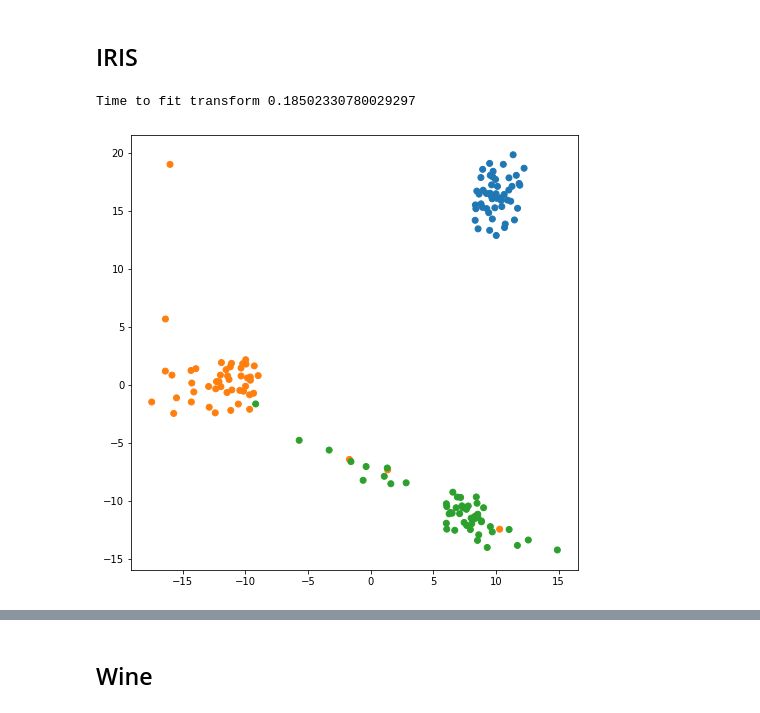
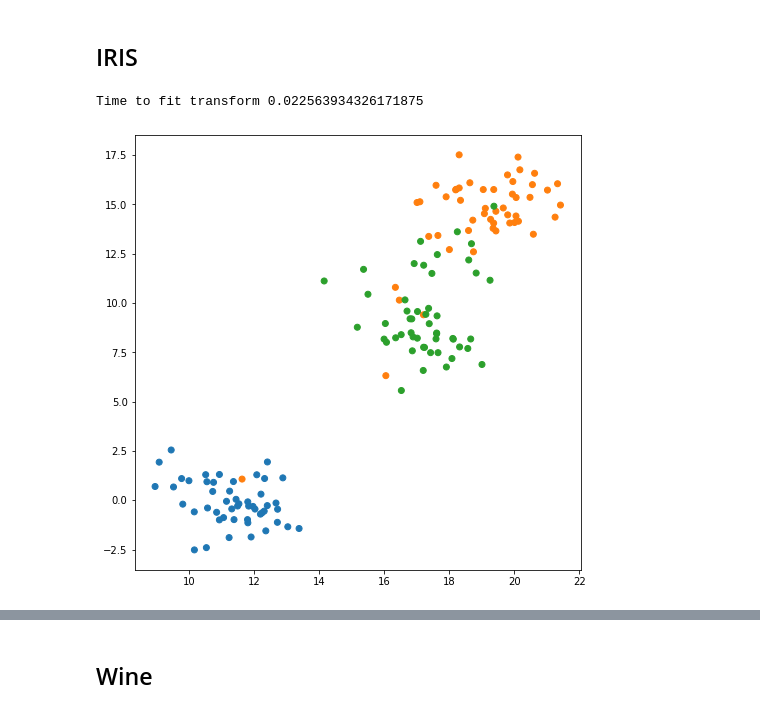
Before and after one commit to JonasRSV/emby, a Jupyter notebook: examples/preedy_examples.ipynb, the cells around one changed output, grey strips where cells are left out. Drawn from its saved outputs; the diff is of its cells as text; code cells hidden in the pictures.

```diff
--- a/examples/preedy_examples.ipynb
+++ b/examples/preedy_examples.ipynb
@@ -53,31 +53,31 @@ IRIS
 # %%
 %%time
 from sklearn.datasets import load_iris
 
 iris = load_iris()
 
 x = iris.data
 y = iris.target
 
 x = x - x.mean()
 
 
 mm = emby.Preedy(Z=2,
-                 alpha=2.0,
+                 alpha=1.0,
                  beta=10.0,
-                 n=8,
+                 n=14,
                  device=emby.Device.CPU,
                  logging=emby.Logging.Nothing)
 
 colors = np.array(list(mcolors.TABLEAU_COLORS.values()))
 
 timestamp = time.time()
 embeddings = mm.fit_transform(x)
 print(f"Time to fit transform {time.time() - timestamp}")
 
 plt.figure(figsize=(8, 8))
 plt.scatter(embeddings[:, 0], embeddings[:, 1], color=colors[y])
 plt.show()
 # %% [output]
-Time to fit transform 0.18502330780029297
+Time to fit transform 0.022563934326171875
-[figure, old version]
+[figure, new version]
```
Also changed, not shown: parts of 4 cells of this notebook, 9 other files.
